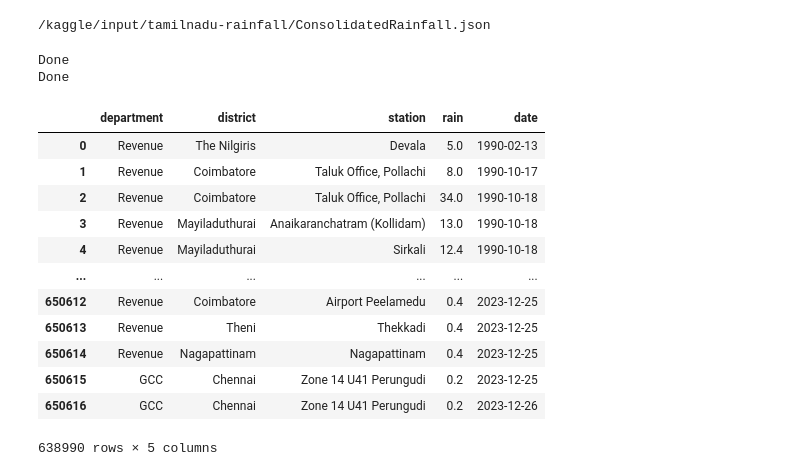
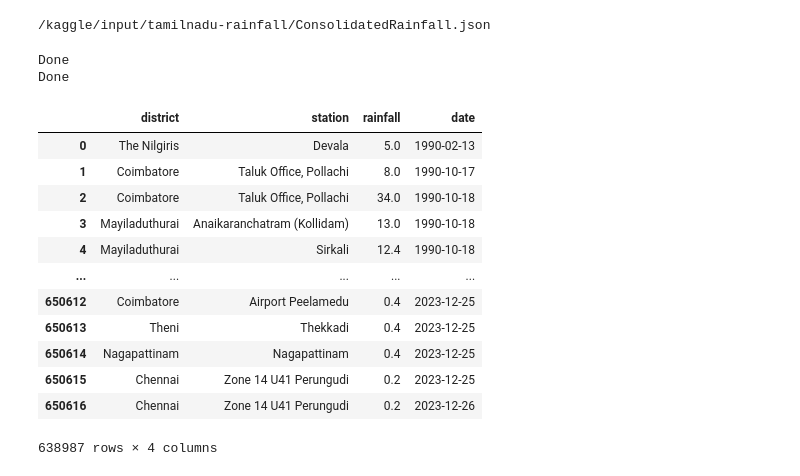
Before and after one commit to msathia/rainfallAnalysis, a Jupyter notebook: tn-rainfall-data-analysis.ipynb, the cells around one changed output. Drawn from its saved outputs; the diff is of its cells as text; code cells hidden in the pictures.

Commit message:
Kaggle Notebook | TN Rainfall Data analysis | More analysis and modified parameter names

```diff
--- a/tn-rainfall-data-analysis.ipynb
+++ b/tn-rainfall-data-analysis.ipynb
@@ -46,32 +46,32 @@ def json_to_dataframe(file):
         date.append(dat)
 
     print('Done')      # for indication perpose.
-    new_df = pd.DataFrame(columns=['department','district','station','rain','date']) # Creating empty DataFrame.
-    new_df.department = dept
-    new_df.district = dist           #intializing list values to the DataFrame.
-    new_df.station = station
-    new_df.rain = rain
-    new_df.date = date
+    new_dataframe = pd.DataFrame(columns=['district','station','rainfall','date']) # Creating empty DataFrame.
+    #new_df.department = dept
+    new_dataframe.district = dist           #intializing list values to the DataFrame.
+    new_dataframe.station = station
+    new_dataframe.rainfall = rain
+    new_dataframe.date = date
 
     print('Done')      # for indication perpose.
-    final_df = new_df.drop_duplicates(keep='first')  # Dropping duplicate rows from the create Dataframe.
-    return final_df
+    final_dataframe = new_dataframe.drop_duplicates(keep='first')  # Dropping duplicate rows from the create Dataframe.
+    return final_dataframe
 # %%
-dev_data = json_to_dataframe('/kaggle/input/tamilnadu-rainfall/ConsolidatedRainfall.json')
-dev_data
+rainfall_data = json_to_dataframe('/kaggle/input/tamilnadu-rainfall/ConsolidatedRainfall.json')
+rainfall_data
 # %% [output]
 Done
 Done
-|  | department | district | station | rain | date |
-| 0 | Revenue | The Nilgiris | Devala | 5.0 | 1990-02-13 |
-| 1 | Revenue | Coimbatore | Taluk Office, Pollachi | 8.0 | 1990-10-17 |
-| 2 | Revenue | Coimbatore | Taluk Office, Pollachi | 34.0 | 1990-10-18 |
-| 3 | Revenue | Mayiladuthurai | Anaikaranchatram (Kollidam) | 13.0 | 1990-10-18 |
-| 4 | Revenue | Mayiladuthurai | Sirkali | 12.4 | 1990-10-18 |
-| ... | ... | ... | ... | ... | ... |
-| 650612 | Revenue | Coimbatore | Airport Peelamedu | 0.4 | 2023-12-25 |
-| 650613 | Revenue | Theni | Thekkadi | 0.4 | 2023-12-25 |
-| 650614 | Revenue | Nagapattinam | Nagapattinam | 0.4 | 2023-12-25 |
-| 650615 | GCC | Chennai | Zone 14 U41 Perungudi | 0.2 | 2023-12-25 |
-| 650616 | GCC | Chennai | Zone 14 U41 Perungudi | 0.2 | 2023-12-26 |
+|  | district | station | rainfall | date |
+| 0 | The Nilgiris | Devala | 5.0 | 1990-02-13 |
+| 1 | Coimbatore | Taluk Office, Pollachi | 8.0 | 1990-10-17 |
+| 2 | Coimbatore | Taluk Office, Pollachi | 34.0 | 1990-10-18 |
+| 3 | Mayiladuthurai | Anaikaranchatram (Kollidam) | 13.0 | 1990-10-18 |
+| 4 | Mayiladuthurai | Sirkali | 12.4 | 1990-10-18 |
+| ... | ... | ... | ... | ... |
+| 650612 | Coimbatore | Airport Peelamedu | 0.4 | 2023-12-25 |
+| 650613 | Theni | Thekkadi | 0.4 | 2023-12-25 |
+| 650614 | Nagapattinam | Nagapattinam | 0.4 | 2023-12-25 |
+| 650615 | Chennai | Zone 14 U41 Perungudi | 0.2 | 2023-12-25 |
+| 650616 | Chennai | Zone 14 U41 Perungudi | 0.2 | 2023-12-26 |
-638990 rows × 5 columns
+638987 rows × 4 columns
```
Also changed, not shown: parts of 4 cells of this notebook.
